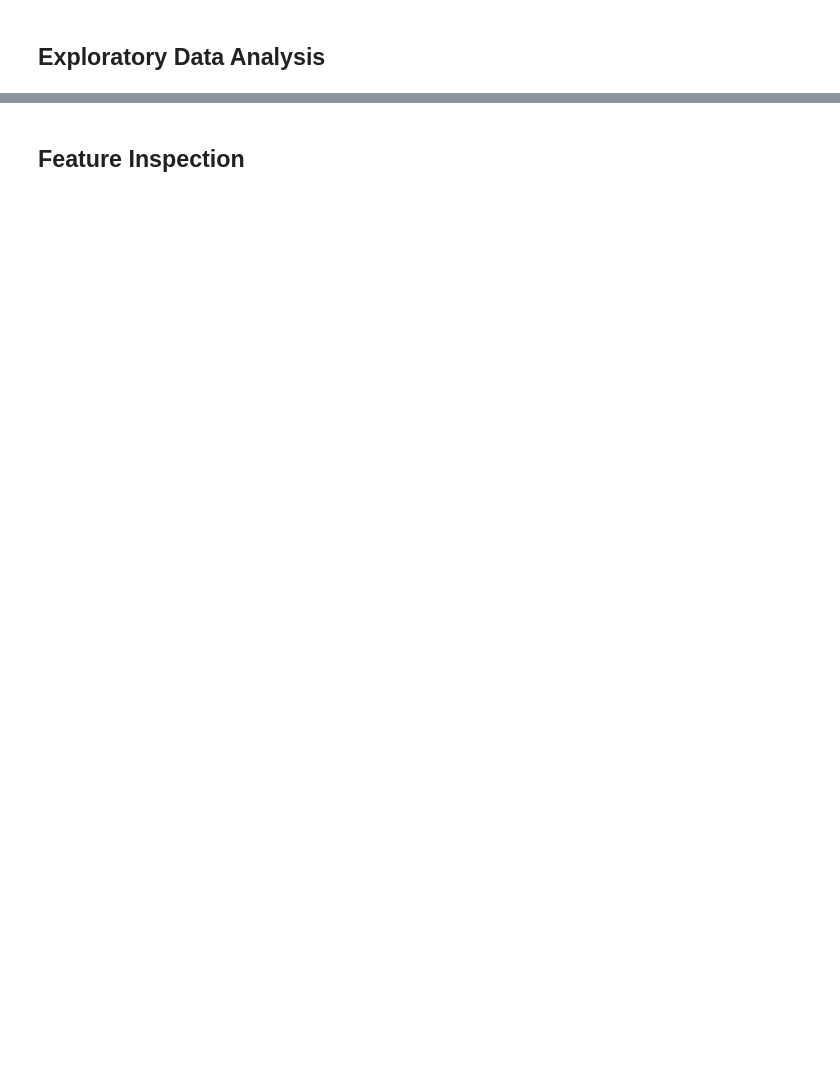
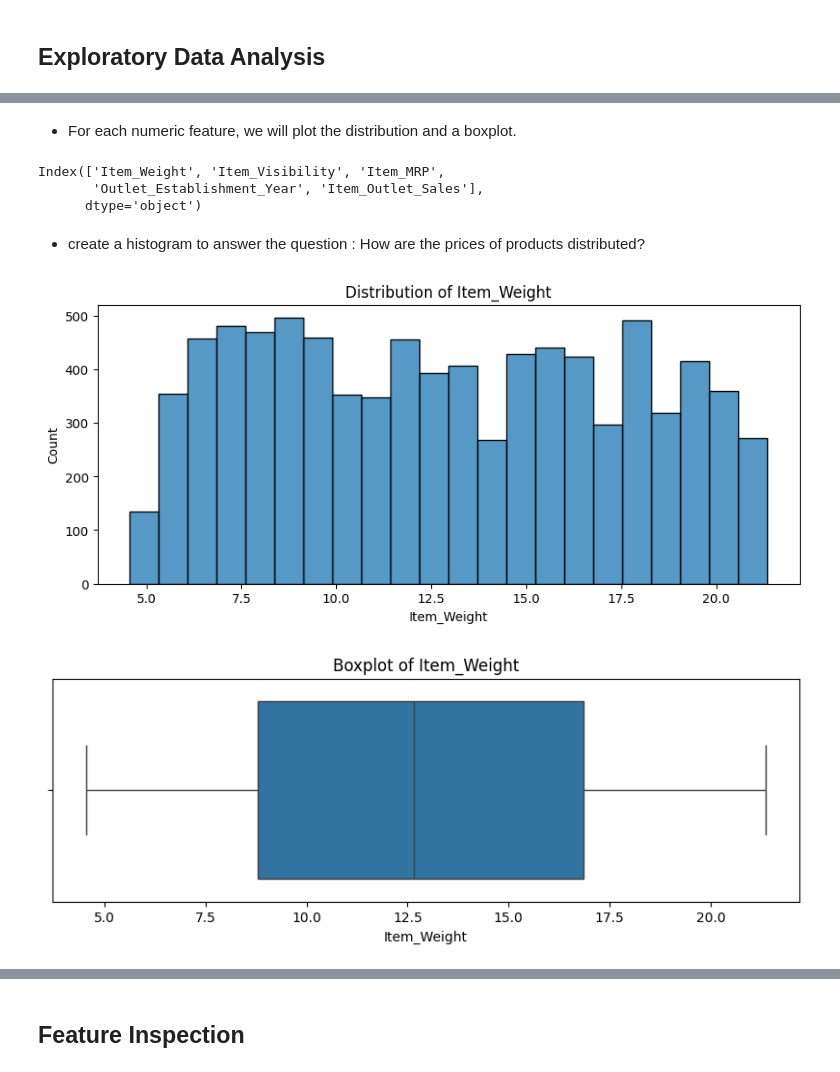
Before and after one commit to MaysNassar/prediction-of-product-sales, a Jupyter notebook: prediction_of_product_sales.ipynb, the cells around one changed output, grey strips where cells are left out. Saved outputs shown, nothing was run; the diff lists cells and outputs as text; code cells hidden in the pictures; blank space fills up the shorter version.

```diff
--- a/prediction_of_product_sales.ipynb
+++ b/prediction_of_product_sales.ipynb
@@ -367,0 +410,34 @@ statistics.loc[['mean','min', 'max']]
+# %% [markdown]
+- For each numeric feature, we will plot the distribution and a boxplot.
+# %%
+num_cols = df.select_dtypes('number').columns
+num_cols
+# %% [output]
+Index(['Item_Weight', 'Item_Visibility', 'Item_MRP',
+       'Outlet_Establishment_Year', 'Item_Outlet_Sales'],
+      dtype='object')
+# %% [markdown]
+- create a histogram to answer the question : How are the prices of products distributed?
+# %%
+# create a Boxplots and Histograme to veiw the numeric data
+# make a function
+def plot_numeric(df, col):
+    fig, ax = plt.subplots(figsize=(10, 4))
+    sns.histplot(data=df, x=col)
+
+    # set a title Histogram
+    ax.set_title(f'Distribution of {col}')
+    plt.show()
+
+    fig, ax = plt.subplots(figsize=(10, 3))
+    sns.boxplot(data=df, x=col)
+
+    # set a title for Boxplot
+    ax.set_title(f'Boxplot of {col}')
+    plt.show()
+# %%
+# call the columns
+plot_numeric(df, 'Item_Weight');
+# %% [output]
+[figure, added]
+[figure, added]
```
Also changed, not shown: parts of 21 cells of this notebook.
